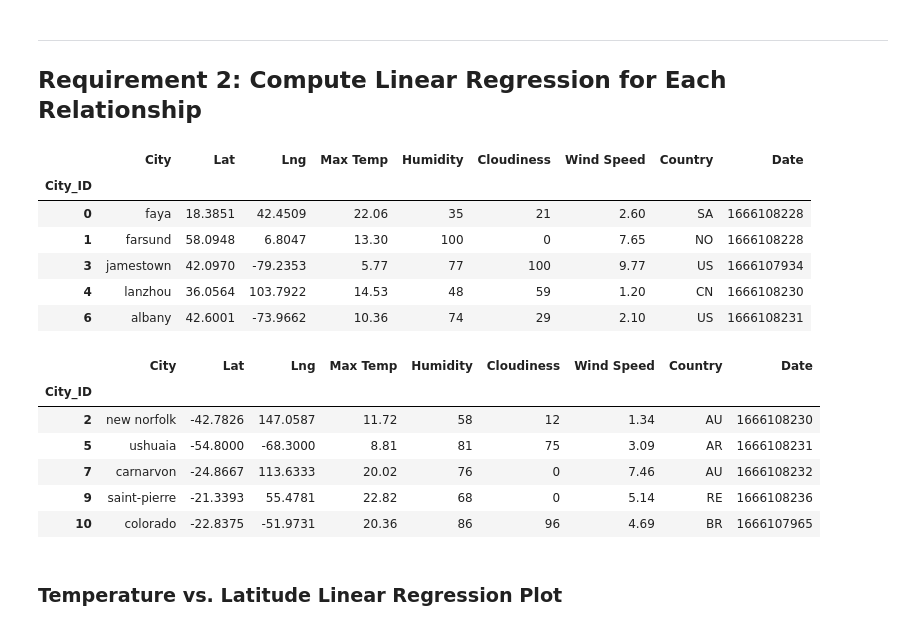
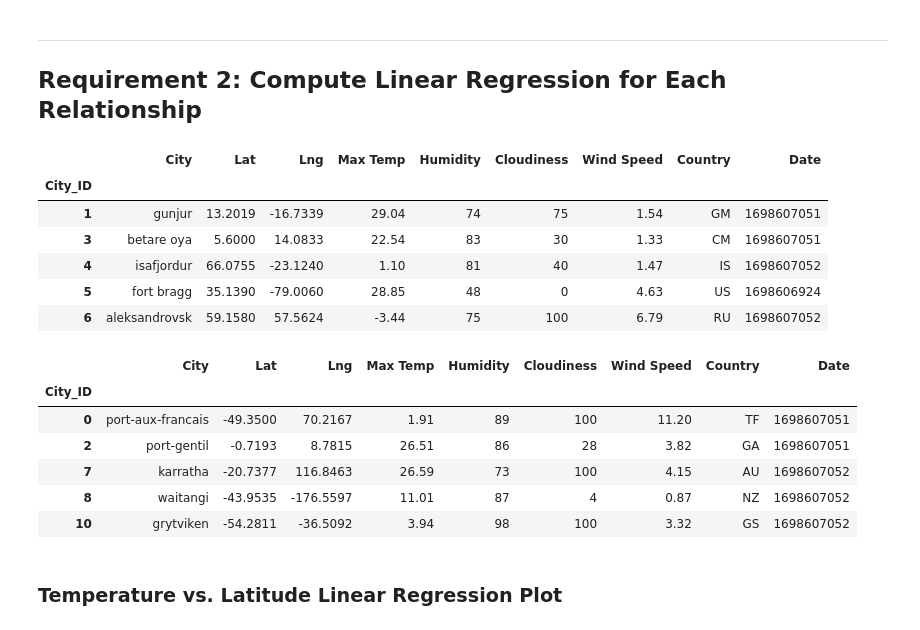
Before and after one commit to RBarbosa92/python-api-challenge, a Jupyter notebook: WeatherPy.ipynb, the cells around one changed output. Cells and saved outputs as stored; diff of their text form; code cells hidden in the pictures.

```diff
--- a/WeatherPy.ipynb
+++ b/WeatherPy.ipynb
@@ -255,30 +283,30 @@ plt.show()
 # %%
 # Create a DataFrame with the Northern Hemisphere data (Latitude >= 0)
-# YOUR CODE HERE
+northern_hemi_df = city_data_df.loc[city_data_df["Lat"] >= 0,:]
 
 # Display sample data
 northern_hemi_df.head()
 # %% [output]
 |  | City | Lat | Lng | Max Temp | Humidity | Cloudiness | Wind Speed | Country | Date |
 | City_ID |  |  |  |  |  |  |  |  |  |
-| 0 | faya | 18.3851 | 42.4509 | 22.06 | 35 | 21 | 2.60 | SA | 1666108228 |
-| 1 | farsund | 58.0948 | 6.8047 | 13.30 | 100 | 0 | 7.65 | NO | 1666108228 |
-| 3 | jamestown | 42.0970 | -79.2353 | 5.77 | 77 | 100 | 9.77 | US | 1666107934 |
-| 4 | lanzhou | 36.0564 | 103.7922 | 14.53 | 48 | 59 | 1.20 | CN | 1666108230 |
-| 6 | albany | 42.6001 | -73.9662 | 10.36 | 74 | 29 | 2.10 | US | 1666108231 |
+| 1 | gunjur | 13.2019 | -16.7339 | 29.04 | 74 | 75 | 1.54 | GM | 1698607051 |
+| 3 | betare oya | 5.6000 | 14.0833 | 22.54 | 83 | 30 | 1.33 | CM | 1698607051 |
+| 4 | isafjordur | 66.0755 | -23.1240 | 1.10 | 81 | 40 | 1.47 | IS | 1698607052 |
+| 5 | fort bragg | 35.1390 | -79.0060 | 28.85 | 48 | 0 | 4.63 | US | 1698606924 |
+| 6 | aleksandrovsk | 59.1580 | 57.5624 | -3.44 | 75 | 100 | 6.79 | RU | 1698607052 |
 # %%
 # Create a DataFrame with the Southern Hemisphere data (Latitude < 0)
-# YOUR CODE HERE
+southern_hemi_df = city_data_df.loc[city_data_df["Lat"] < 0,:]
 
 # Display sample data
 southern_hemi_df.head()
 # %% [output]
 |  | City | Lat | Lng | Max Temp | Humidity | Cloudiness | Wind Speed | Country | Date |
 | City_ID |  |  |  |  |  |  |  |  |  |
-| 2 | new norfolk | -42.7826 | 147.0587 | 11.72 | 58 | 12 | 1.34 | AU | 1666108230 |
-| 5 | ushuaia | -54.8000 | -68.3000 | 8.81 | 81 | 75 | 3.09 | AR | 1666108231 |
-| 7 | carnarvon | -24.8667 | 113.6333 | 20.02 | 76 | 0 | 7.46 | AU | 1666108232 |
-| 9 | saint-pierre | -21.3393 | 55.4781 | 22.82 | 68 | 0 | 5.14 | RE | 1666108236 |
-| 10 | colorado | -22.8375 | -51.9731 | 20.36 | 86 | 96 | 4.69 | BR | 1666107965 |
+| 0 | port-aux-francais | -49.3500 | 70.2167 | 1.91 | 89 | 100 | 11.20 | TF | 1698607051 |
+| 2 | port-gentil | -0.7193 | 8.7815 | 26.51 | 86 | 28 | 3.82 | GA | 1698607051 |
+| 7 | karratha | -20.7377 | 116.8463 | 26.59 | 73 | 100 | 4.15 | AU | 1698607052 |
+| 8 | waitangi | -43.9535 | -176.5597 | 11.01 | 87 | 4 | 0.87 | NZ | 1698607052 |
+| 10 | grytviken | -54.2811 | -36.5092 | 3.94 | 98 | 100 | 3.32 | GS | 1698607052 |
 # %% [markdown]
 ###  Temperature vs. Latitude Linear Regression Plot
```
Also changed, not shown: parts of 32 cells of this notebook, 5 other files.
